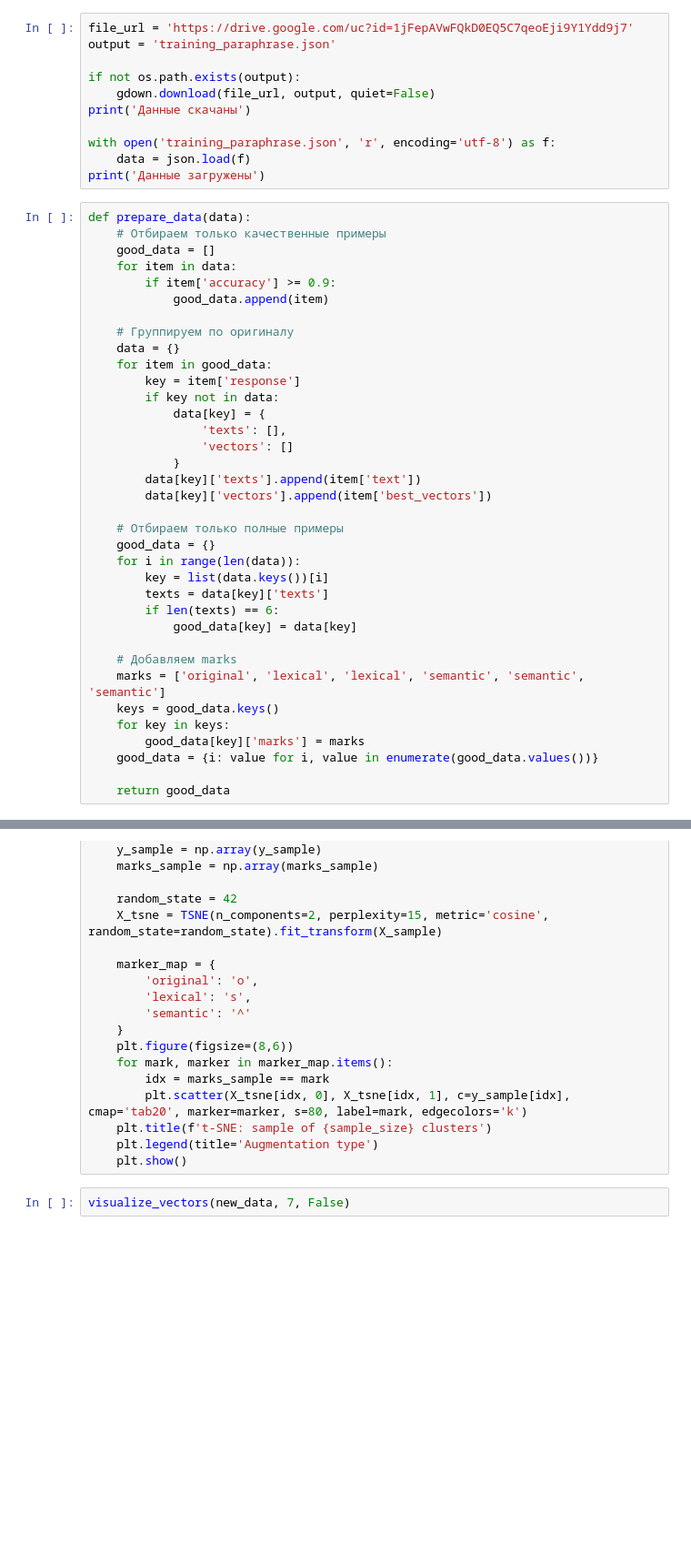
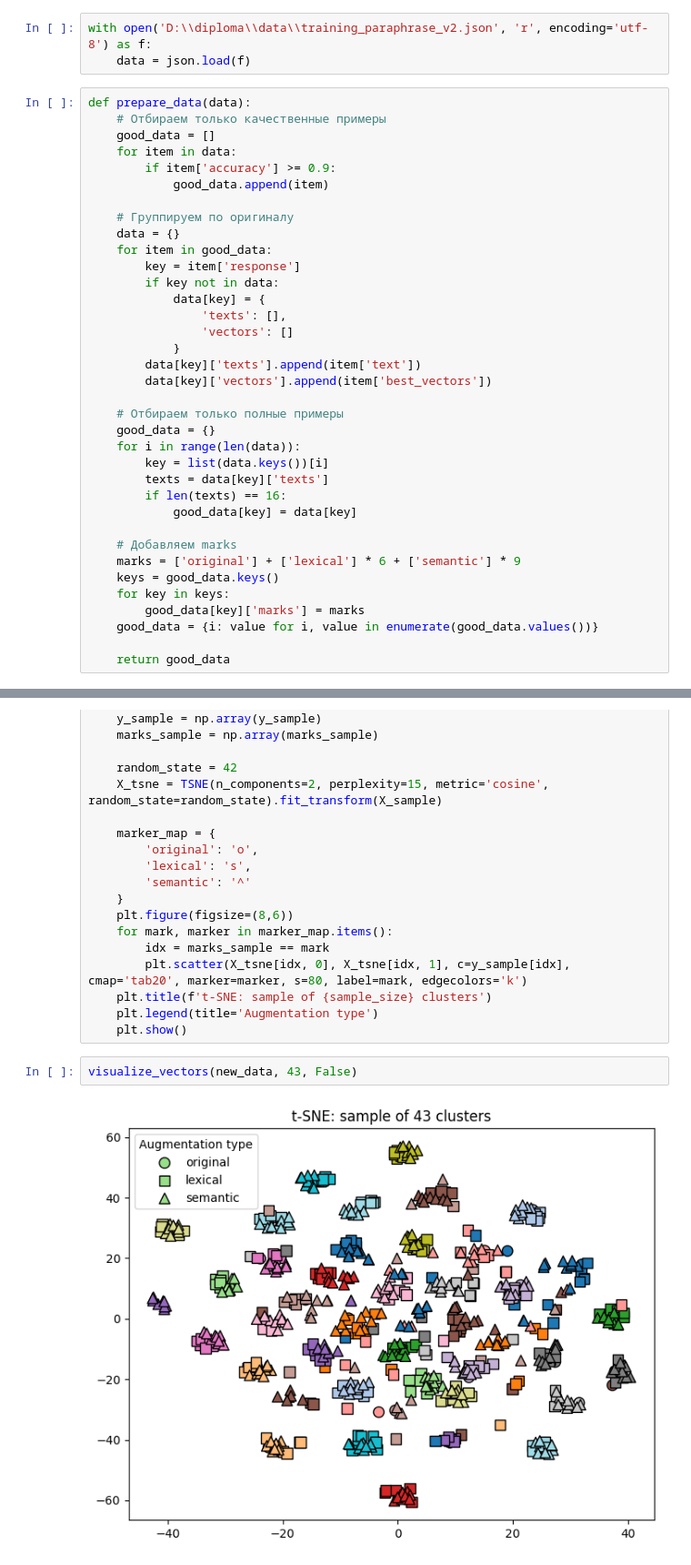
Before and after one commit to PalkinEgor/diploma, a Jupyter notebook: notebooks/e_m_semantic_analyze.ipynb, the cells around one changed output, grey strips where cells are left out. Shown at 91% size. Saved outputs shown, nothing was run; the diff lists cells and outputs as text; blank space fills up the shorter version.

```diff
--- a/notebooks/e_m_semantic_analyze.ipynb
+++ b/notebooks/e_m_semantic_analyze.ipynb
@@ -7,17 +7,9 @@ import random
 from sklearn.manifold import TSNE
 from sklearn.metrics import silhouette_samples, silhouette_score
 import matplotlib.pyplot as plt
-# %%
-file_url = 'https://drive.google.com/uc?id=1jFepAVwFQkD0EQ5C7qeoEji9Y1Ydd9j7'
-output = 'training_paraphrase.json'
-
-if not os.path.exists(output):
-    gdown.download(file_url, output, quiet=False)
-print('Данные скачаны')
-
-with open('training_paraphrase.json', 'r', encoding='utf-8') as f:
-    data = json.load(f)
-print('Данные загружены')
+# %%
+with open('D:\\diploma\\data\\training_paraphrase_v2.json', 'r', encoding='utf-8') as f:
+    data = json.load(f)
 # %%
 def prepare_data(data):
     # Отбираем только качественные примеры
@@ -43,11 +35,11 @@ def prepare_data(data):
     for i in range(len(data)):
         key = list(data.keys())[i]
         texts = data[key]['texts']
-        if len(texts) == 6:
+        if len(texts) == 16:
             good_data[key] = data[key]
 
     # Добавляем marks
-    marks = ['original', 'lexical', 'lexical', 'semantic', 'semantic', 'semantic']
+    marks = ['original'] + ['lexical'] * 6 + ['semantic'] * 9
     keys = good_data.keys()
     for key in keys:
         good_data[key]['marks'] = marks
@@ -95,7 +87,9 @@ def visualize_vectors(data, sample_size=10, e_vectors=True):
     plt.legend(title='Augmentation type')
     plt.show()
 # %%
-visualize_vectors(new_data, 7, False)
+visualize_vectors(new_data, 43, False)
+# %% [output]
+[figure, added]
 # %%
 # Критерий силуэта
 def get_silhouette(data, sample_size=None, e_vectors=True):
```
Also changed, not shown: parts of 1 cell of this notebook, 1 other file.
